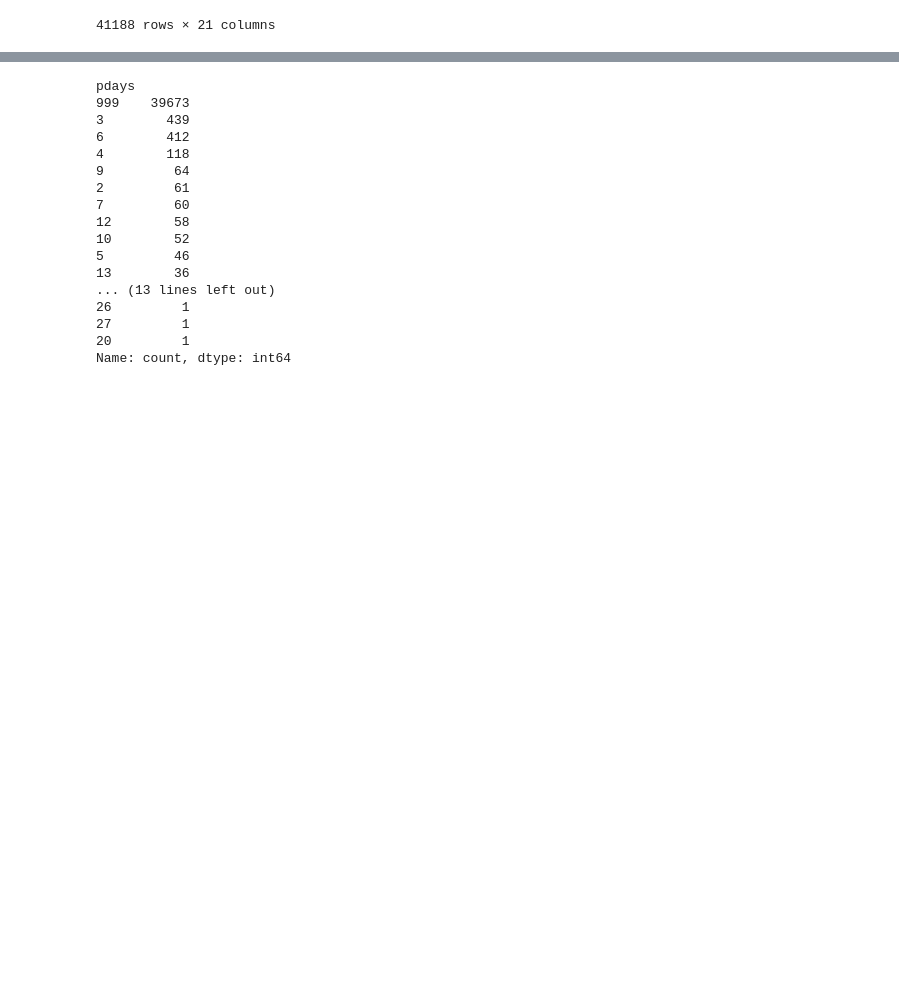
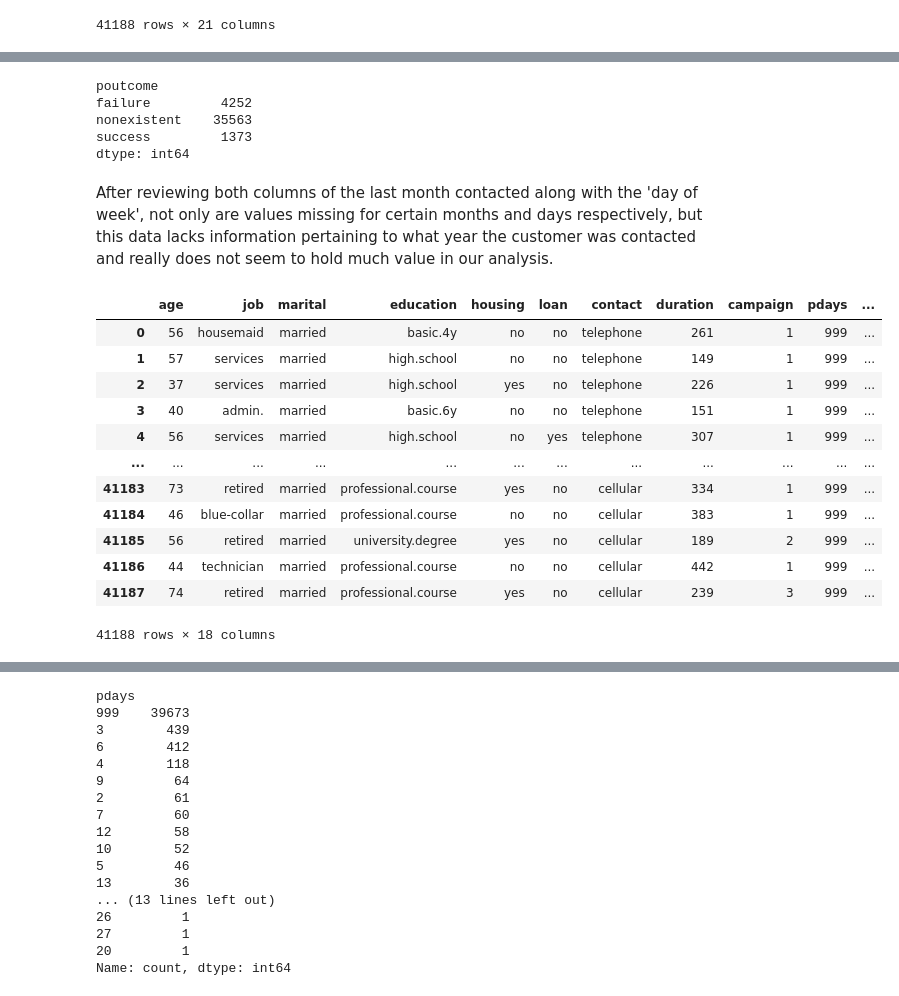
Before and after one commit to 4GeeksAcademy/Kransky_85_logistic_regression_project_template, a Jupyter notebook: src/explore.ipynb, the cells around one changed output, grey strips where cells are left out. Saved outputs shown, nothing was run; the diff lists cells and outputs as text; code cells hidden in the pictures; blank space fills up the shorter version.

```diff
--- a/src/explore.ipynb
+++ b/src/explore.ipynb
@@ -119,0 +196,30 @@ dtype: int64
+# %%
+grouped_counts = total_data.groupby(['poutcome']).size()
+
+print(grouped_counts)
+# %% [output]
+poutcome
+failure         4252
+nonexistent    35563
+success         1373
+dtype: int64
+# %% [markdown]
+After reviewing both columns of the last month contacted along with the 'day of week', not only are values missing for certain months and days respectively, but this data lacks information pertaining to what year the customer was contacted and really does not seem to hold much value in our analysis.
+# %%
+# After address the categorical columns, it was decided to remove the following
+df = total_data.drop(["default", "month", "day_of_week"], axis= 1)
+df
+# %% [output]
+|  | age | job | marital | education | housing | loan | contact | duration | campaign | pdays | ... |
+| 0 | 56 | housemaid | married | basic.4y | no | no | telephone | 261 | 1 | 999 | ... |
+| 1 | 57 | services | married | high.school | no | no | telephone | 149 | 1 | 999 | ... |
+| 2 | 37 | services | married | high.school | yes | no | telephone | 226 | 1 | 999 | ... |
+| 3 | 40 | admin. | married | basic.6y | no | no | telephone | 151 | 1 | 999 | ... |
+| 4 | 56 | services | married | high.school | no | yes | telephone | 307 | 1 | 999 | ... |
+| ... | ... | ... | ... | ... | ... | ... | ... | ... | ... | ... | ... |
+| 41183 | 73 | retired | married | professional.course | yes | no | cellular | 334 | 1 | 999 | ... |
+| 41184 | 46 | blue-collar | married | professional.course | no | no | cellular | 383 | 1 | 999 | ... |
+| 41185 | 56 | retired | married | university.degree | yes | no | cellular | 189 | 2 | 999 | ... |
+| 41186 | 44 | technician | married | professional.course | no | no | cellular | 442 | 1 | 999 | ... |
+| 41187 | 74 | retired | married | professional.course | yes | no | cellular | 239 | 3 | 999 | ... |
+41188 rows × 18 columns
```
Also changed, not shown: parts of 32 cells of this notebook.
